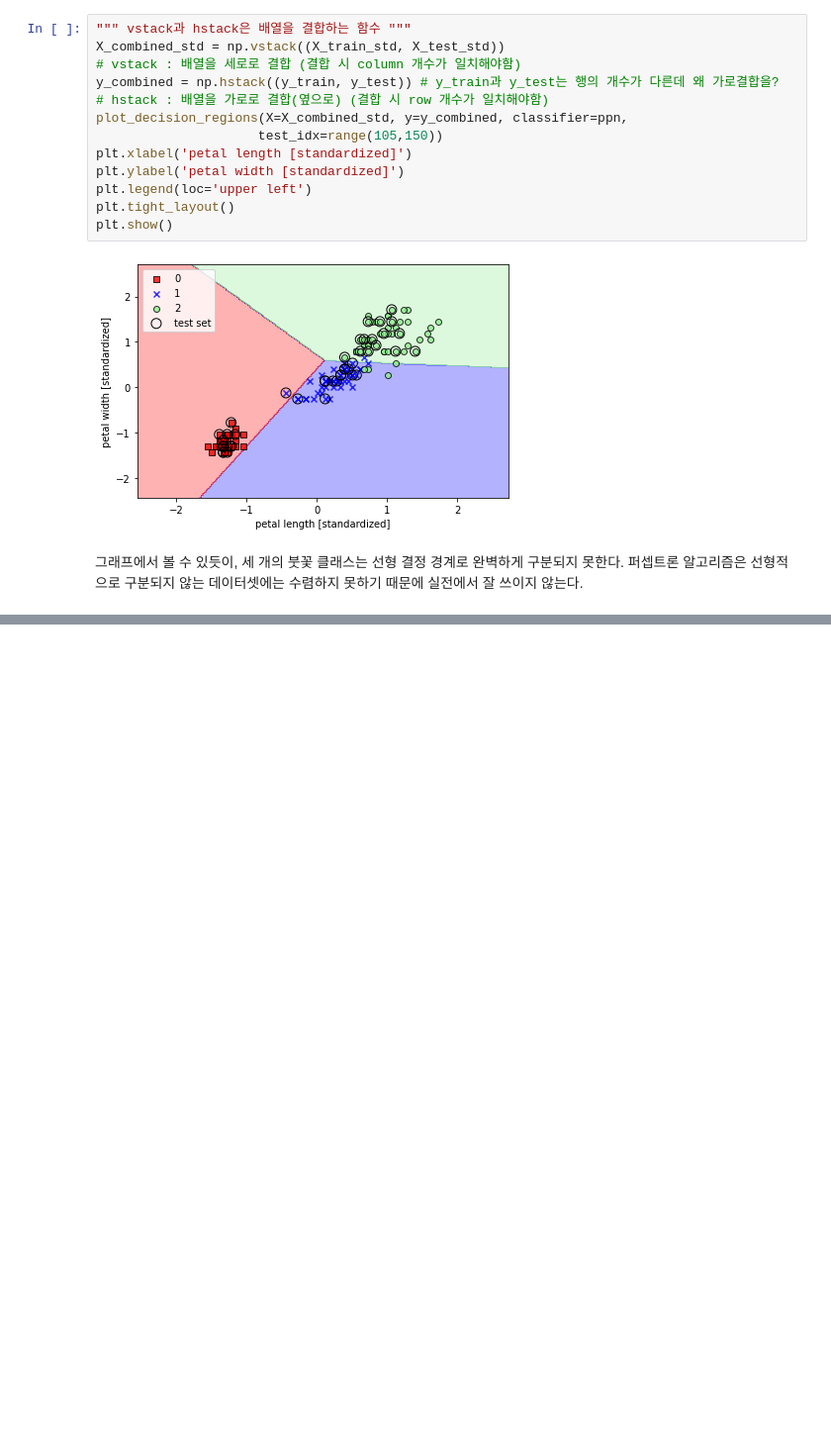
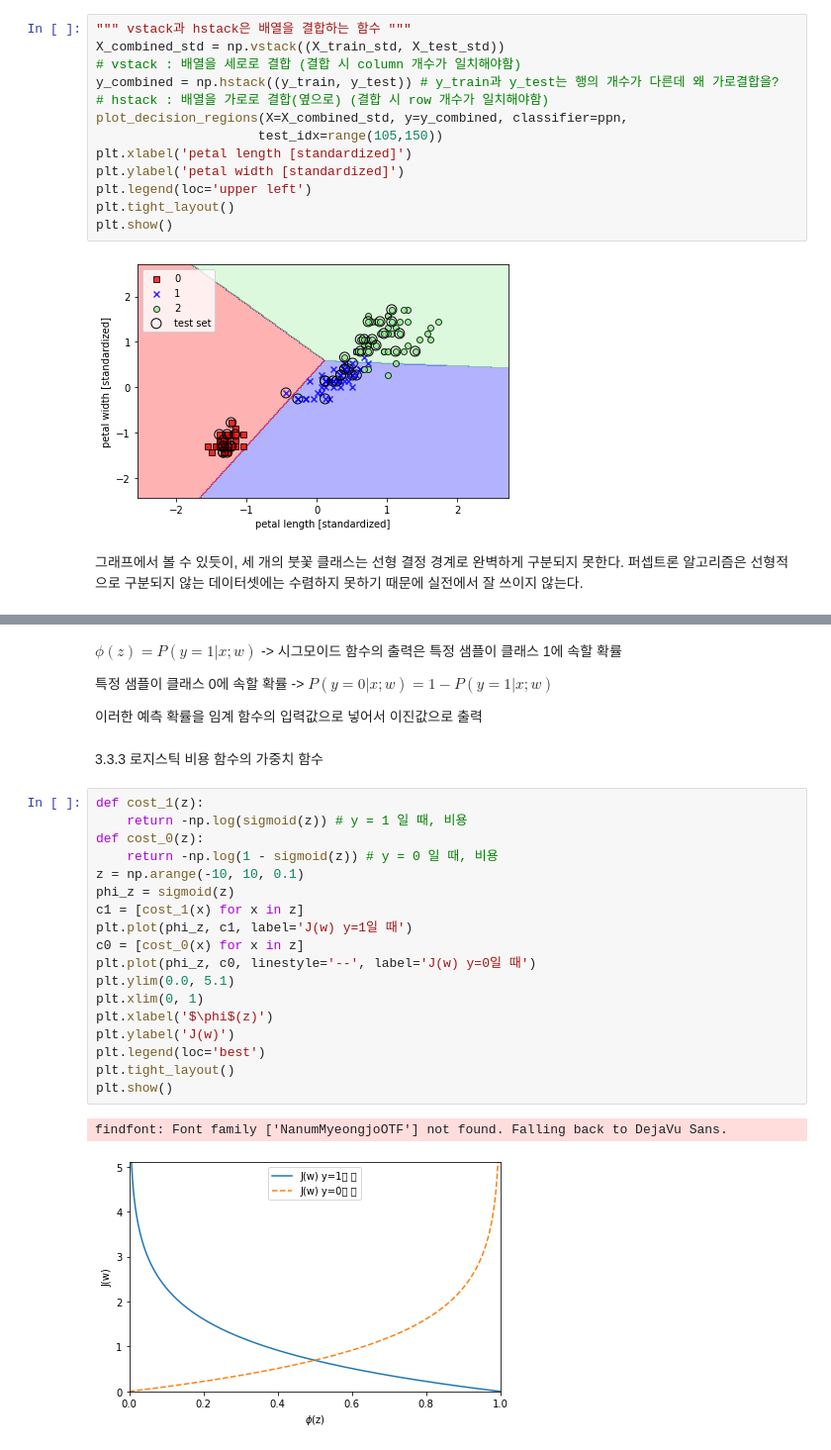
Before and after one commit to LeeDaeWook/ML_study, a Jupyter notebook: ml_study.ipynb, the cells around one changed output, grey strips where cells are left out. Shown: that part at 99% size. Saved outputs shown, nothing was run; the diff lists cells and outputs as text; blank space fills up the shorter version.

```diff
--- a/ml_study.ipynb
+++ b/ml_study.ipynb
@@ -572,0 +601,29 @@ plt.show()
+# %% [markdown]
+$\phi (z) = P(y=1|x;w)$ -> 시그모이드 함수의 출력은 특정 샘플이 클래스 1에 속할 확률
+
+특정 샘플이 클래스 0에 속할 확률 -> $P(y=0|x;w) = 1 - P(y=1|x;w)$
+
+이러한 예측 확률을 임계 함수의 입력값으로 넣어서 이진값으로 출력
+# %% [markdown]
+3.3.3 로지스틱 비용 함수의 가중치 함수
+# %%
+def cost_1(z):
+    return -np.log(sigmoid(z)) # y = 1 일 때, 비용
+def cost_0(z):
+    return -np.log(1 - sigmoid(z)) # y = 0 일 때, 비용
+z = np.arange(-10, 10, 0.1)
+phi_z = sigmoid(z)
+c1 = [cost_1(x) for x in z]
+plt.plot(phi_z, c1, label='J(w) y=1일 때')
+c0 = [cost_0(x) for x in z]
+plt.plot(phi_z, c0, linestyle='--', label='J(w) y=0일 때')
+plt.ylim(0.0, 5.1)
+plt.xlim(0, 1)
+plt.xlabel('$\phi$(z)')
+plt.ylabel('J(w)')
+plt.legend(loc='best')
+plt.tight_layout()
+plt.show()
+# %% [output]
+findfont: Font family ['NanumMyeongjoOTF'] not found. Falling back to DejaVu Sans.
+[figure, added]
```
Also changed, not shown: parts of 2 cells of this notebook.
